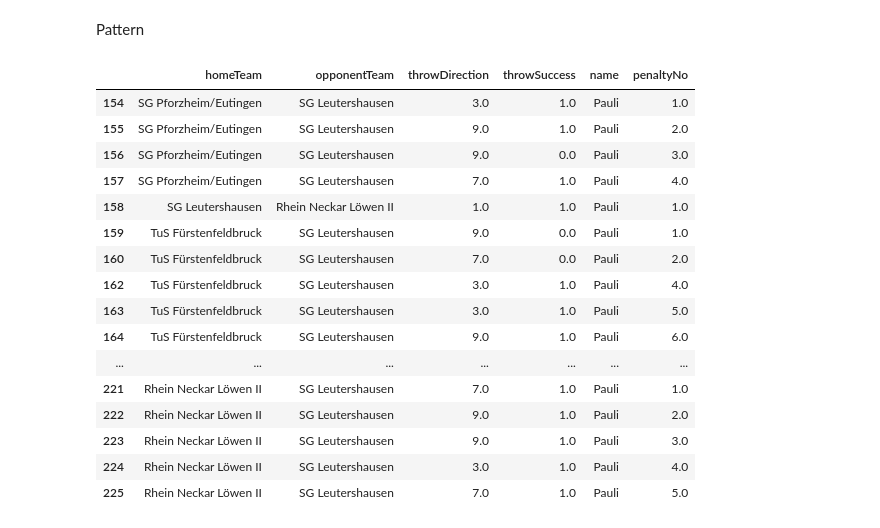
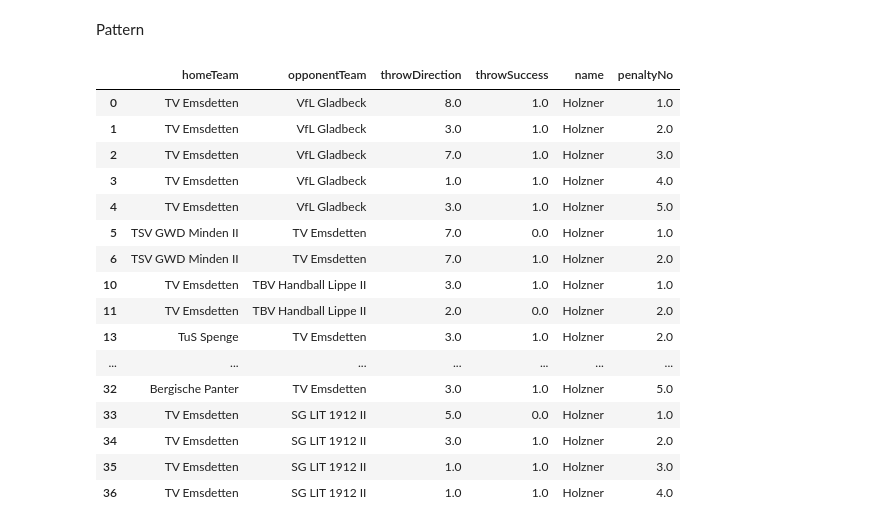
Before and after one commit to nayansavaliya/handball-data-science, a Jupyter notebook: src/Analysis2/league3PenaltywiseQuad.ipynb, the cells around one changed output. Drawn from its saved outputs; the diff is of its cells as text; code cells hidden in the pictures.

```diff
--- a/src/Analysis2/league3PenaltywiseQuad.ipynb
+++ b/src/Analysis2/league3PenaltywiseQuad.ipynb
@@ -161,23 +184,23 @@ plt.show()
 Pattern
 # %%
 grouped = df.groupby('name')
-Holzner = grouped.get_group("Pauli")
+Holzner = grouped.get_group("Holzner")
 Holzner
 # %% [output]
 |  | homeTeam | opponentTeam | throwDirection | throwSuccess | name | penaltyNo |
-| 154 | SG Pforzheim/Eutingen | SG Leutershausen | 3.0 | 1.0 | Pauli | 1.0 |
-| 155 | SG Pforzheim/Eutingen | SG Leutershausen | 9.0 | 1.0 | Pauli | 2.0 |
-| 156 | SG Pforzheim/Eutingen | SG Leutershausen | 9.0 | 0.0 | Pauli | 3.0 |
-| 157 | SG Pforzheim/Eutingen | SG Leutershausen | 7.0 | 1.0 | Pauli | 4.0 |
-| 158 | SG Leutershausen | Rhein Neckar Löwen II | 1.0 | 1.0 | Pauli | 1.0 |
-| 159 | TuS Fürstenfeldbruck | SG Leutershausen | 9.0 | 0.0 | Pauli | 1.0 |
-| 160 | TuS Fürstenfeldbruck | SG Leutershausen | 7.0 | 0.0 | Pauli | 2.0 |
-| 162 | TuS Fürstenfeldbruck | SG Leutershausen | 3.0 | 1.0 | Pauli | 4.0 |
-| 163 | TuS Fürstenfeldbruck | SG Leutershausen | 3.0 | 1.0 | Pauli | 5.0 |
-| 164 | TuS Fürstenfeldbruck | SG Leutershausen | 9.0 | 1.0 | Pauli | 6.0 |
+| 0 | TV Emsdetten | VfL Gladbeck | 8.0 | 1.0 | Holzner | 1.0 |
+| 1 | TV Emsdetten | VfL Gladbeck | 3.0 | 1.0 | Holzner | 2.0 |
+| 2 | TV Emsdetten | VfL Gladbeck | 7.0 | 1.0 | Holzner | 3.0 |
+| 3 | TV Emsdetten | VfL Gladbeck | 1.0 | 1.0 | Holzner | 4.0 |
+| 4 | TV Emsdetten | VfL Gladbeck | 3.0 | 1.0 | Holzner | 5.0 |
+| 5 | TSV GWD Minden II | TV Emsdetten | 7.0 | 0.0 | Holzner | 1.0 |
+| 6 | TSV GWD Minden II | TV Emsdetten | 7.0 | 1.0 | Holzner | 2.0 |
+| 10 | TV Emsdetten | TBV Handball Lippe II | 3.0 | 1.0 | Holzner | 1.0 |
+| 11 | TV Emsdetten | TBV Handball Lippe II | 2.0 | 0.0 | Holzner | 2.0 |
+| 13 | TuS Spenge | TV Emsdetten | 3.0 | 1.0 | Holzner | 2.0 |
 | ... | ... | ... | ... | ... | ... | ... |
-| 221 | Rhein Neckar Löwen II | SG Leutershausen | 7.0 | 1.0 | Pauli | 1.0 |
-| 222 | Rhein Neckar Löwen II | SG Leutershausen | 9.0 | 1.0 | Pauli | 2.0 |
-| 223 | Rhein Neckar Löwen II | SG Leutershausen | 9.0 | 1.0 | Pauli | 3.0 |
-| 224 | Rhein Neckar Löwen II | SG Leutershausen | 3.0 | 1.0 | Pauli | 4.0 |
-| 225 | Rhein Neckar Löwen II | SG Leutershausen | 7.0 | 1.0 | Pauli | 5.0 |
+| 32 | Bergische Panter | TV Emsdetten | 3.0 | 1.0 | Holzner | 5.0 |
+| 33 | TV Emsdetten | SG LIT 1912 II | 5.0 | 0.0 | Holzner | 1.0 |
+| 34 | TV Emsdetten | SG LIT 1912 II | 3.0 | 1.0 | Holzner | 2.0 |
+| 35 | TV Emsdetten | SG LIT 1912 II | 1.0 | 1.0 | Holzner | 3.0 |
+| 36 | TV Emsdetten | SG LIT 1912 II | 1.0 | 1.0 | Holzner | 4.0 |
```
Also changed, not shown: parts of 3 cells of this notebook, 1 other file.
